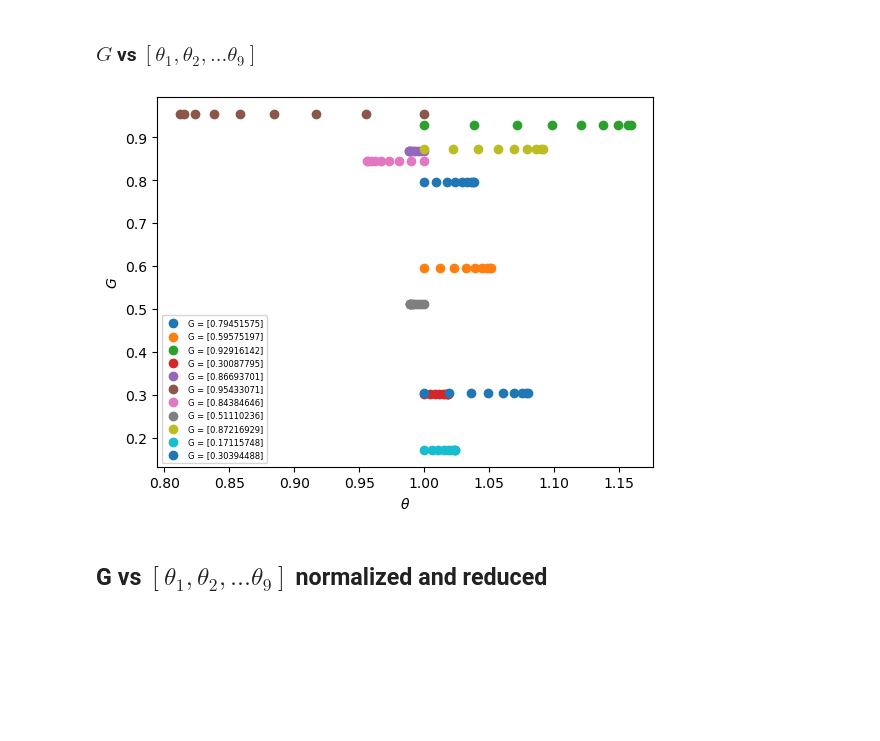
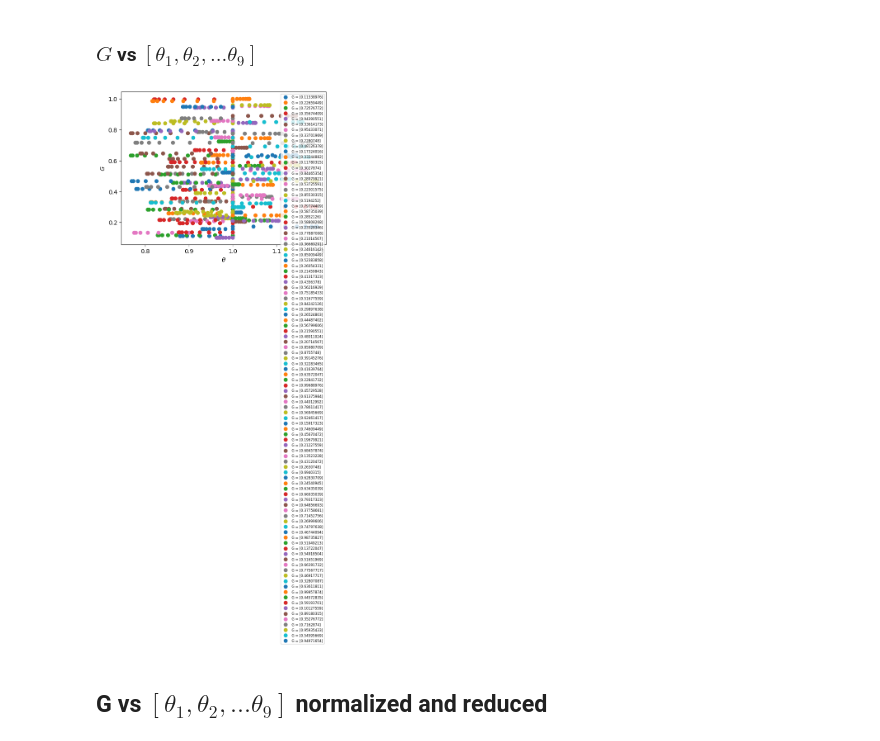
Before and after one commit to mvanzulli/Heat_Transfer_PINN, a Jupyter notebook: playground/Part1.ipynb, the cells around one changed output. Cells and saved outputs as stored; diff of their text form; code cells hidden in the pictures; blank space fills up the shorter version.

```diff
--- a/playground/Part1.ipynb
+++ b/playground/Part1.ipynb
@@ -451,28 +451,28 @@ Theta_test = np.multiply(np.add(X_test, [-T_inf]), [1/(T_b - T_inf)])
 # %% [markdown]
    ### $G$ vs $[\theta_1, \theta_2,... \theta_9]$
 # %%
-num_sample_plots = 10
+num_sample_plots = 100
 aux_ones = np.ones((X_train.shape[1],))
 samples_plotted = []
 
 while len(samples_plotted) <= num_sample_plots:
     sample_picked = np.random.randint(0, Theta_train.shape[0])
     if sample_picked not in samples_plotted:
         G_sample = Y_train[sample_picked]
         Y_plot = G_sample * aux_ones
         label = "G = {}".format(G_sample)
         plt.scatter(Theta_train[sample_picked,:], Y_plot, label = label)
         samples_plotted.append(sample_picked)
 
 
 plt.legend(loc = 'lower left')
 plt.xlabel(r'$\theta$')
 plt.ylabel(r'$G$')
 plt.legend(loc='best', prop={'size': 6})
 plt.savefig('part1_outputs/figures/GvsTheta.png')
 plt.show()
 # %% [output]
-[figure, old version]
+[figure, new version]
 # %% [markdown]
 ## G vs $[\theta_1, \theta_2,... \theta_9]$ normalized and reduced
 # %%
```
Also changed, not shown: parts of 13 cells of this notebook, 12 other files.
